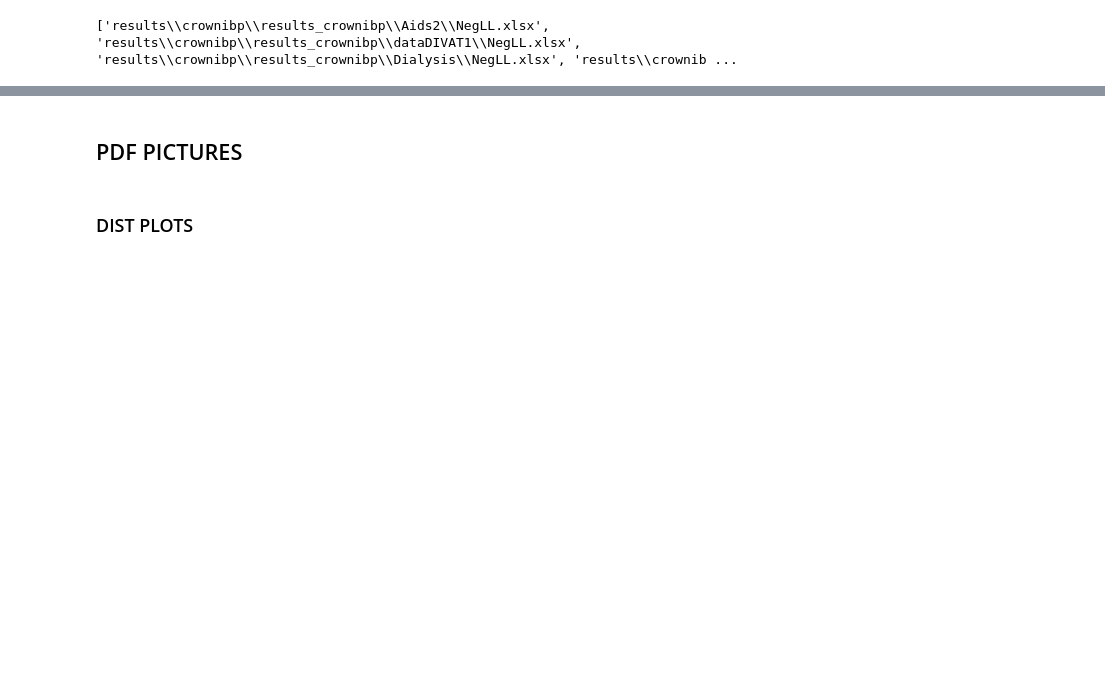
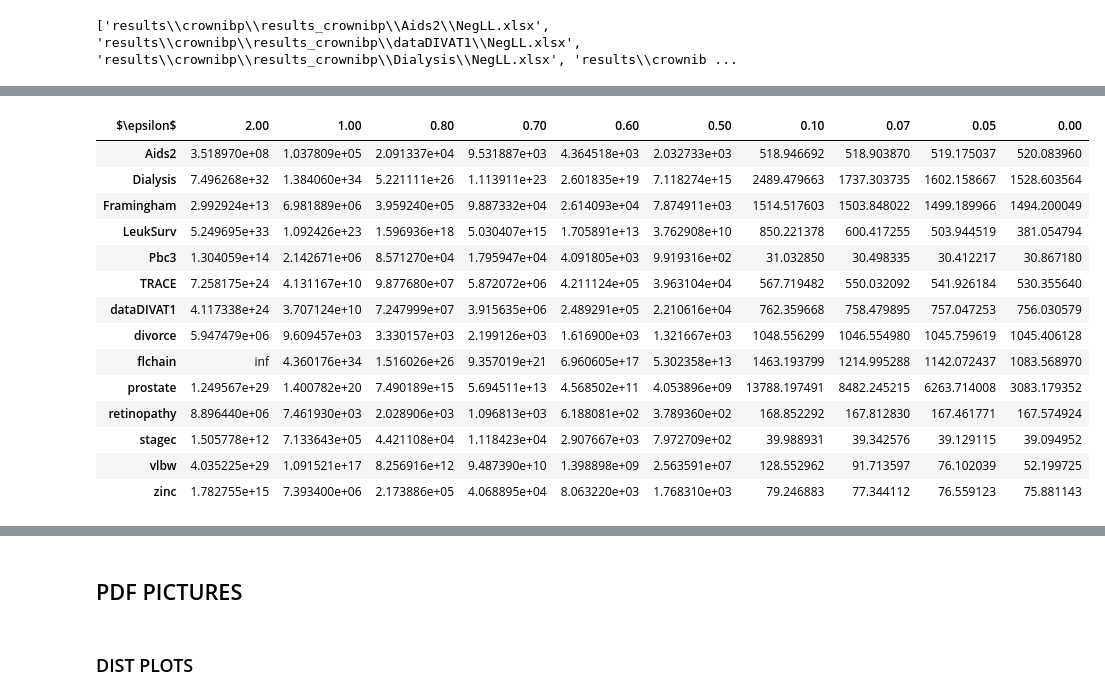
Before and after one commit to mlpotter/SAWAR, a Jupyter notebook: EECE7398_FINAL_DATA.ipynb, the cells around one changed output, grey strips where cells are left out. Saved outputs shown, nothing was run; the diff lists cells and outputs as text; code cells hidden in the pictures; blank space fills up the shorter version.

```diff
--- a/EECE7398_FINAL_DATA.ipynb
+++ b/EECE7398_FINAL_DATA.ipynb
@@ -229,3 +272,21 @@ $\epsilon$ &  &  &  &  &  &  &  &  &  &  &  &  &  &  &  &  &  &  &  &  &  &  &
+# %%
+dfmi.T.groupby(level=0).mean()
+# %% [output]
+| $\epsilon$ | 2.00 | 1.00 | 0.80 | 0.70 | 0.60 | 0.50 | 0.10 | 0.07 | 0.05 | 0.00 |
+| Aids2 | 3.518970e+08 | 1.037809e+05 | 2.091337e+04 | 9.531887e+03 | 4.364518e+03 | 2.032733e+03 | 518.946692 | 518.903870 | 519.175037 | 520.083960 |
+| Dialysis | 7.496268e+32 | 1.384060e+34 | 5.221111e+26 | 1.113911e+23 | 2.601835e+19 | 7.118274e+15 | 2489.479663 | 1737.303735 | 1602.158667 | 1528.603564 |
+| Framingham | 2.992924e+13 | 6.981889e+06 | 3.959240e+05 | 9.887332e+04 | 2.614093e+04 | 7.874911e+03 | 1514.517603 | 1503.848022 | 1499.189966 | 1494.200049 |
+| LeukSurv | 5.249695e+33 | 1.092426e+23 | 1.596936e+18 | 5.030407e+15 | 1.705891e+13 | 3.762908e+10 | 850.221378 | 600.417255 | 503.944519 | 381.054794 |
+| Pbc3 | 1.304059e+14 | 2.142671e+06 | 8.571270e+04 | 1.795947e+04 | 4.091805e+03 | 9.919316e+02 | 31.032850 | 30.498335 | 30.412217 | 30.867180 |
+| TRACE | 7.258175e+24 | 4.131167e+10 | 9.877680e+07 | 5.872072e+06 | 4.211124e+05 | 3.963104e+04 | 567.719482 | 550.032092 | 541.926184 | 530.355640 |
+| dataDIVAT1 | 4.117338e+24 | 3.707124e+10 | 7.247999e+07 | 3.915635e+06 | 2.489291e+05 | 2.210616e+04 | 762.359668 | 758.479895 | 757.047253 | 756.030579 |
+| divorce | 5.947479e+06 | 9.609457e+03 | 3.330157e+03 | 2.199126e+03 | 1.616900e+03 | 1.321667e+03 | 1048.556299 | 1046.554980 | 1045.759619 | 1045.406128 |
+| flchain | inf | 4.360176e+34 | 1.516026e+26 | 9.357019e+21 | 6.960605e+17 | 5.302358e+13 | 1463.193799 | 1214.995288 | 1142.072437 | 1083.568970 |
+| prostate | 1.249567e+29 | 1.400782e+20 | 7.490189e+15 | 5.694511e+13 | 4.568502e+11 | 4.053896e+09 | 13788.197491 | 8482.245215 | 6263.714008 | 3083.179352 |
+| retinopathy | 8.896440e+06 | 7.461930e+03 | 2.028906e+03 | 1.096813e+03 | 6.188081e+02 | 3.789360e+02 | 168.852292 | 167.812830 | 167.461771 | 167.574924 |
+| stagec | 1.505778e+12 | 7.133643e+05 | 4.421108e+04 | 1.118423e+04 | 2.907667e+03 | 7.972709e+02 | 39.988931 | 39.342576 | 39.129115 | 39.094952 |
+| vlbw | 4.035225e+29 | 1.091521e+17 | 8.256916e+12 | 9.487390e+10 | 1.398898e+09 | 2.563591e+07 | 128.552962 | 91.713597 | 76.102039 | 52.199725 |
+| zinc | 1.782755e+15 | 7.393400e+06 | 2.173886e+05 | 4.068895e+04 | 8.063220e+03 | 1.768310e+03 | 79.246883 | 77.344112 | 76.559123 | 75.881143 |
 # %%
 # pd.set_option('display.max_columns', None)
 # print(dfmi)
```
Also changed, not shown: parts of 13 cells of this notebook, 1 other file.
